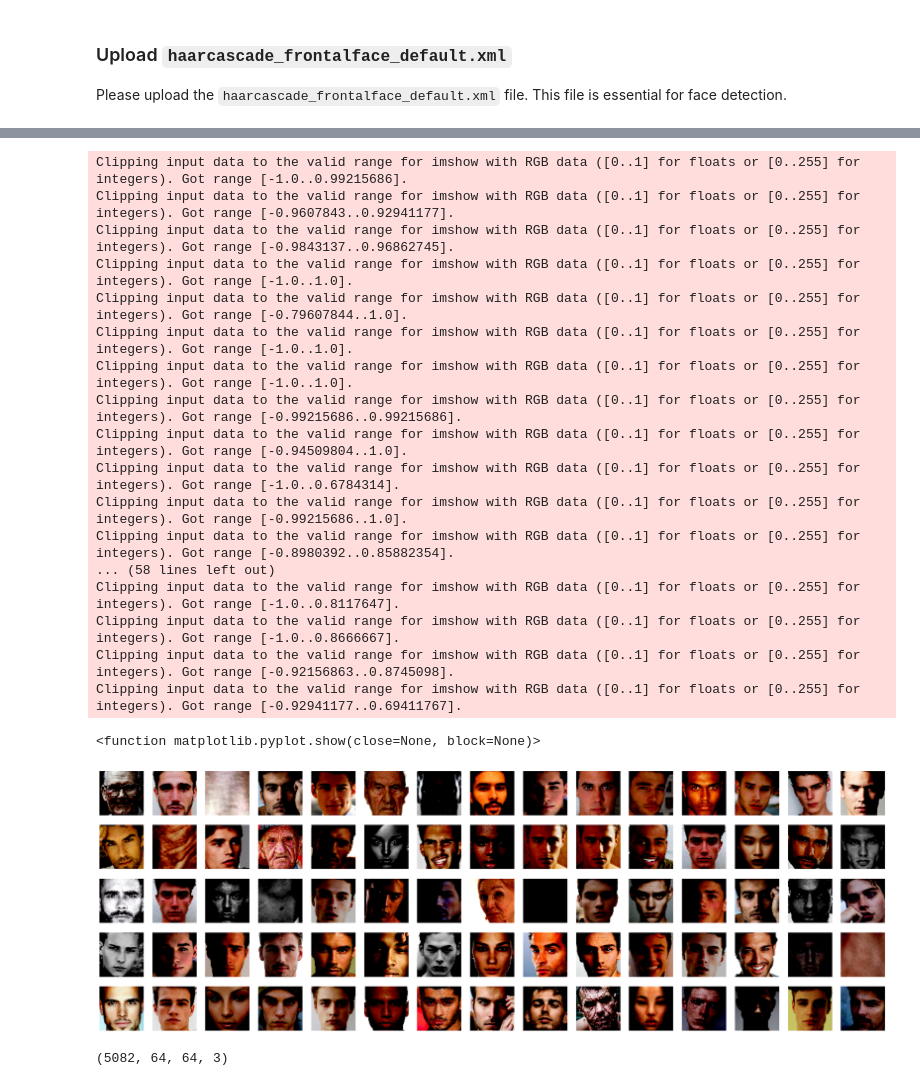
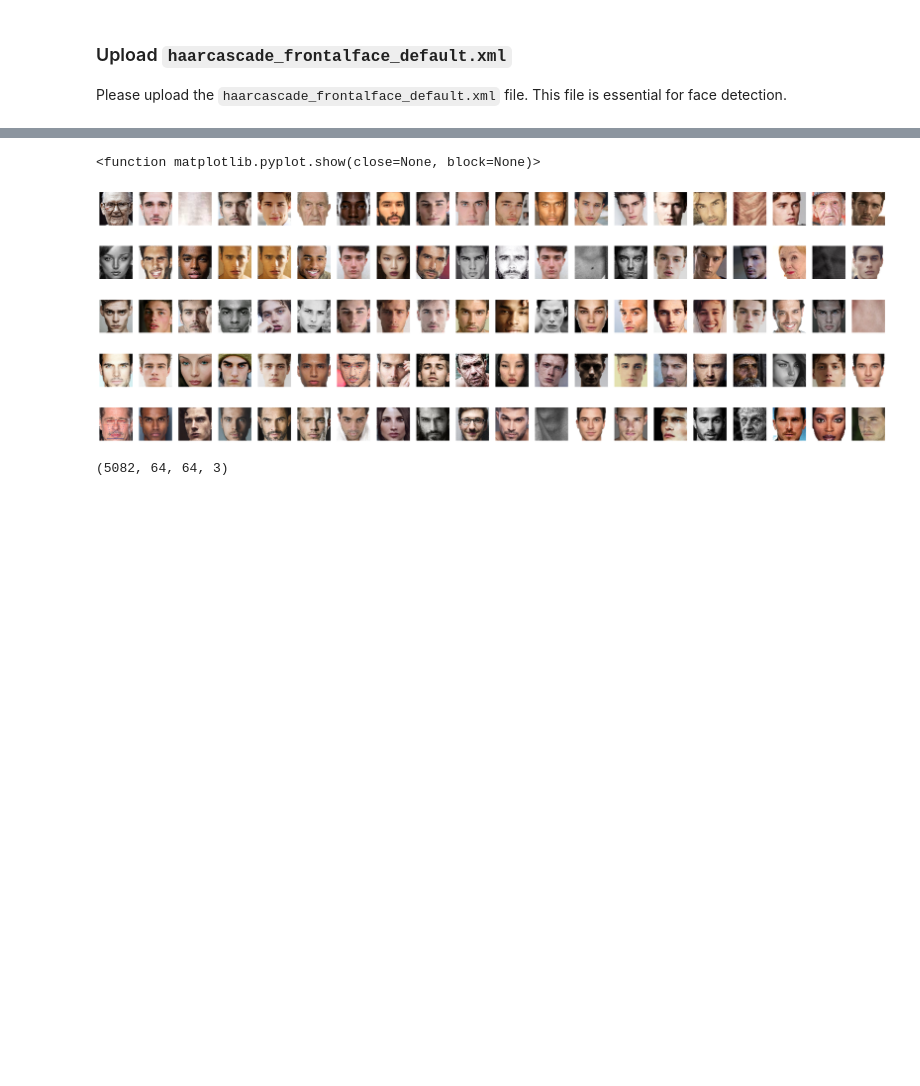
Before and after one commit to eerdemYlmzz/face-generation-gan, a Jupyter notebook: keras3.ipynb, the cells around one changed output, grey strips where cells are left out. Drawn from its saved outputs; the diff is of its cells as text; code cells hidden in the pictures; blank space fills up the shorter version.

```diff
--- a/keras3.ipynb
+++ b/keras3.ipynb
@@ -48,7 +28,7 @@ import numpy as np
 shape=64 # After resizing, the image shape that only contains "face".
 channel=3
 data=[]
-directory=r"C:\Users\ASUS\Desktop\Projects\HumanFaces\directory"
+directory="directory"
 for pic in tqdm(os.listdir(directory)):
   pic=os.path.join(directory,pic)
   img=cv2.imread(pic,cv2.IMREAD_COLOR)
@@ -87,34 +50,17 @@ Successfully installed contourpy-1.3.3 cycler-0.12.1 fonttools-4.63.0 kiwisolver
 # %%
 
 import matplotlib.pyplot as plt
 
 fig=plt.figure(figsize=(30,10))
-for i in range(75):
-  plt.subplot(5,15,i+1)
+for i in range(100):
+  plt.subplot(5,20,i+1)
   plt.imshow(cv2.cvtColor(data[i],cv2.COLOR_BGR2RGB))
   plt.axis('off')
 
 plt.show
 # %% [output]
-Clipping input data to the valid range for imshow with RGB data ([0..1] for floats or [0..255] for integers). Got range [-1.0..0.99215686].
-Clipping input data to the valid range for imshow with RGB data ([0..1] for floats or [0..255] for integers). Got range [-0.9607843..0.92941177].
-Clipping input data to the valid range for imshow with RGB data ([0..1] for floats or [0..255] for integers). Got range [-0.9843137..0.96862745].
-Clipping input data to the valid range for imshow with RGB data ([0..1] for floats or [0..255] for integers). Got range [-1.0..1.0].
-Clipping input data to the valid range for imshow with RGB data ([0..1] for floats or [0..255] for integers). Got range [-0.79607844..1.0].
-Clipping input data to the valid range for imshow with RGB data ([0..1] for floats or [0..255] for integers). Got range [-1.0..1.0].
-Clipping input data to the valid range for imshow with RGB data ([0..1] for floats or [0..255] for integers). Got range [-1.0..1.0].
-Clipping input data to the valid range for imshow with RGB data ([0..1] for floats or [0..255] for integers). Got range [-0.99215686..0.99215686].
-Clipping input data to the valid range for imshow with RGB data ([0..1] for floats or [0..255] for integers). Got range [-0.94509804..1.0].
-Clipping input data to the valid range for imshow with RGB data ([0..1] for floats or [0..255] for integers). Got range [-1.0..0.6784314].
-Clipping input data to the valid range for imshow with RGB data ([0..1] for floats or [0..255] for integers). Got range [-0.99215686..1.0].
-Clipping input data to the valid range for imshow with RGB data ([0..1] for floats or [0..255] for integers). Got range [-0.8980392..0.85882354].
-... (58 lines left out)
-Clipping input data to the valid range for imshow with RGB data ([0..1] for floats or [0..255] for integers). Got range [-1.0..0.8117647].
-Clipping input data to the valid range for imshow with RGB data ([0..1] for floats or [0..255] for integers). Got range [-1.0..0.8666667].
-Clipping input data to the valid range for imshow with RGB data ([0..1] for floats or [0..255] for integers). Got range [-0.92156863..0.8745098].
-Clipping input data to the valid range for imshow with RGB data ([0..1] for floats or [0..255] for integers). Got range [-0.92941177..0.69411767].
+<function matplotlib.pyplot.show(close=None, block=None)>
-<function matplotlib.pyplot.show(close=None, block=None)>
-[figure, old version]
+[figure, new version]
 # %%
 import numpy  as np
 # Converting numpy array because it is fast and runs directly in RAM.
```
Also changed, not shown: parts of 16 cells of this notebook, 2 other files.
